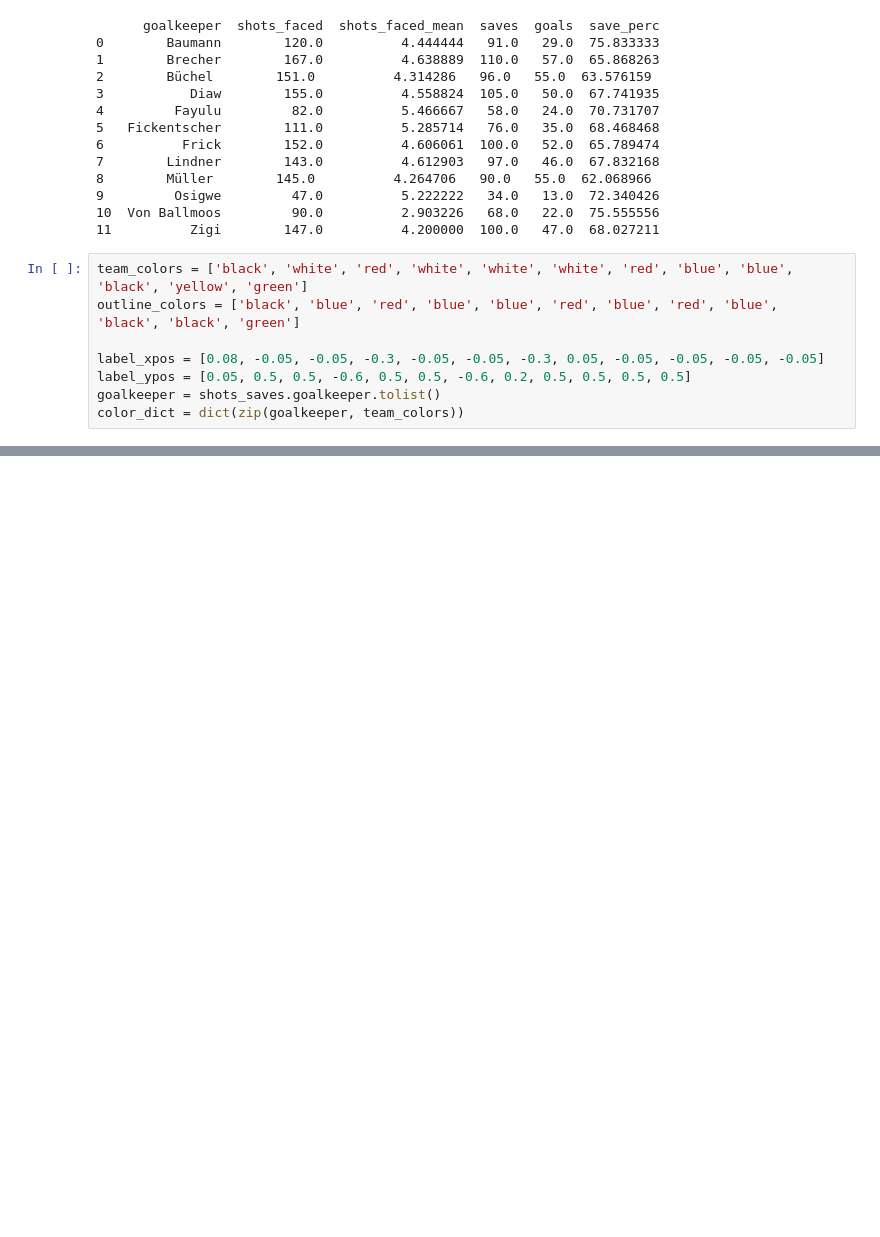
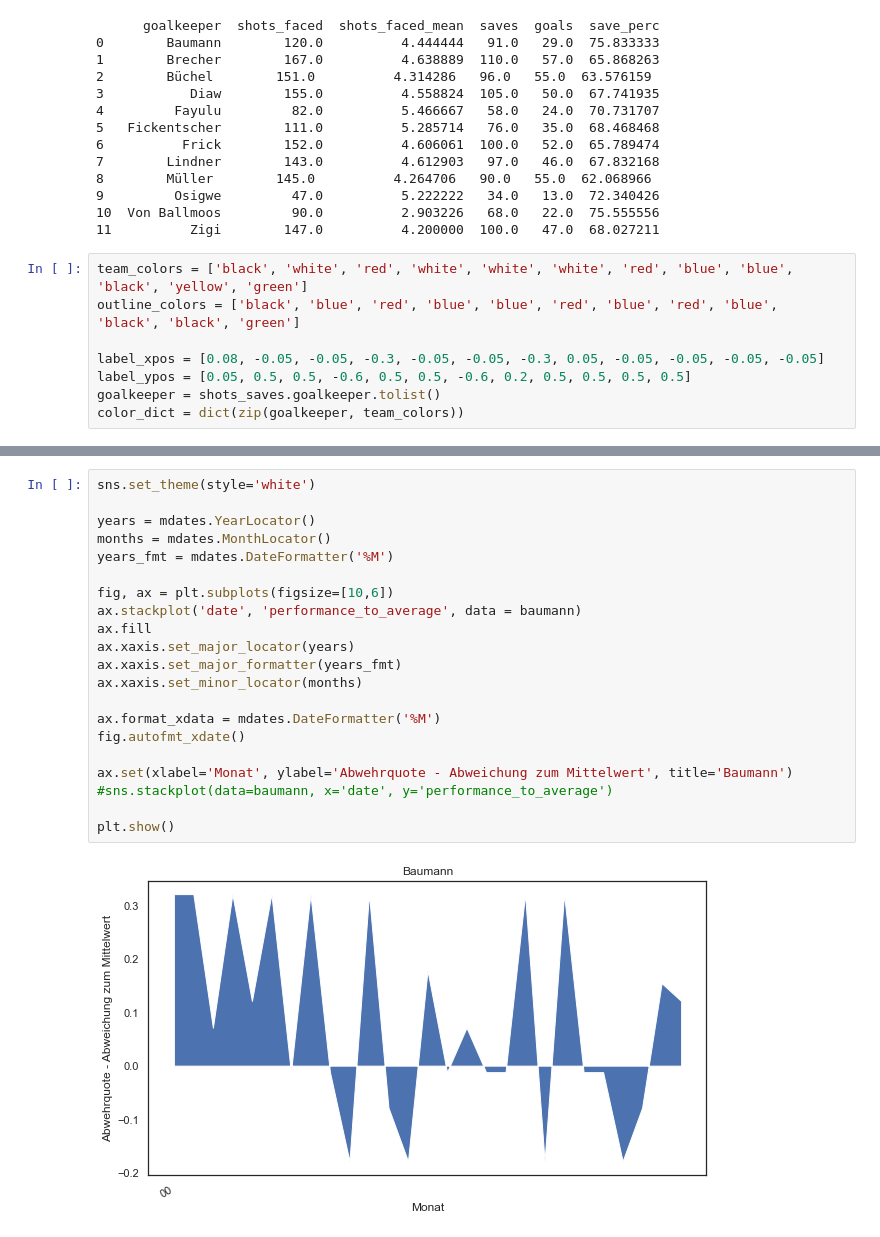
Before and after one commit to keepertrainer78698/youth-base, a Jupyter notebook: game-stats/super-league.ipynb, the cells around one changed output, grey strips where cells are left out. Saved outputs shown, nothing was run; the diff lists cells and outputs as text; blank space fills up the shorter version.

```diff
--- a/game-stats/super-league.ipynb
+++ b/game-stats/super-league.ipynb
@@ -128,0 +179,23 @@ plt.show()
+# %%
+sns.set_theme(style='white')
+
+years = mdates.YearLocator()
+months = mdates.MonthLocator()
+years_fmt = mdates.DateFormatter('%M')
+
+fig, ax = plt.subplots(figsize=[10,6])
+ax.stackplot('date', 'performance_to_average', data = baumann)
+ax.fill
+ax.xaxis.set_major_locator(years)
+ax.xaxis.set_major_formatter(years_fmt)
+ax.xaxis.set_minor_locator(months)
+
+ax.format_xdata = mdates.DateFormatter('%M')
+fig.autofmt_xdate()
+
+ax.set(xlabel='Monat', ylabel='Abwehrquote - Abweichung zum Mittelwert', title='Baumann')
+#sns.stackplot(data=baumann, x='date', y='performance_to_average')
+
+plt.show()
+# %% [output]
+[figure, added]
```
Also changed, not shown: parts of 7 cells of this notebook.
